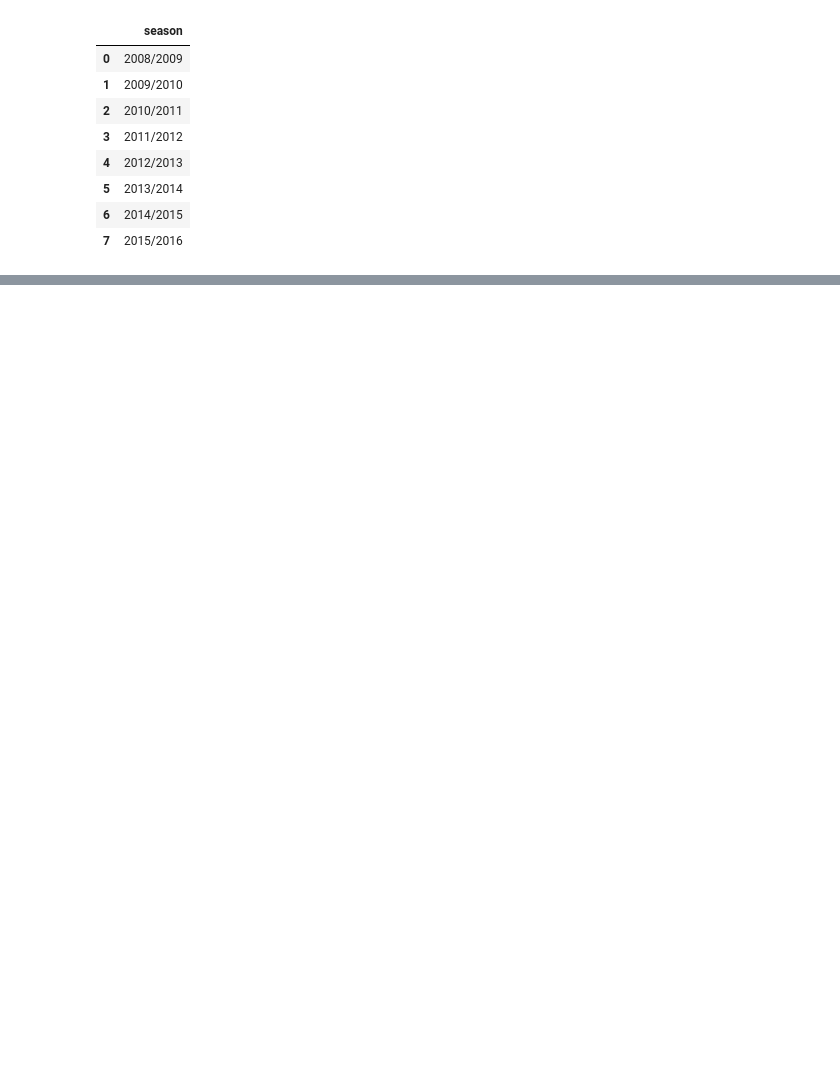
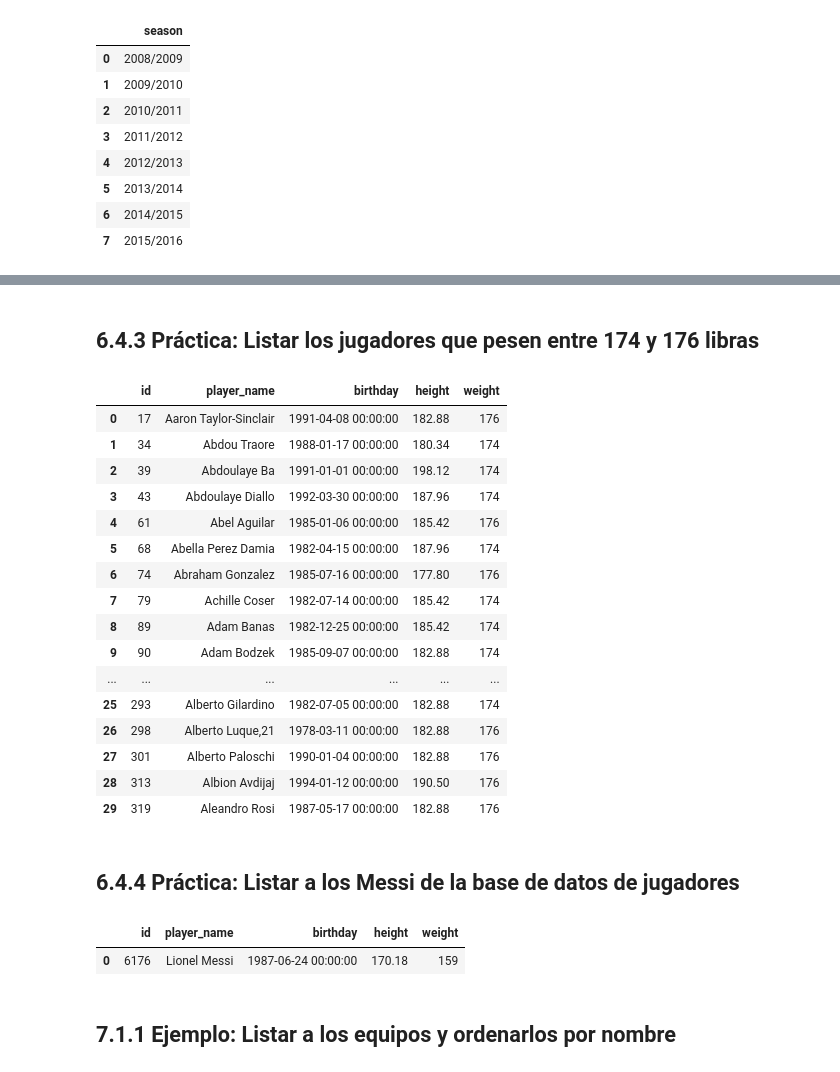
Before and after one commit to NeverShoutLala/Talento-Tech, a Jupyter notebook: tallersql.ipynb, the cells around one changed output, grey strips where cells are left out. Drawn from its saved outputs; the diff is of its cells as text; code cells hidden in the pictures; blank space fills up the shorter version.

```diff
--- a/tallersql.ipynb
+++ b/tallersql.ipynb
@@ -115,0 +423,37 @@ seasons
+# %% [markdown]
+## 6.4.3 Práctica: Listar los jugadores que pesen entre 174 y 176 libras
+# %%
+query = '''SELECT id, player_name, birthday, height, weight FROM Player WHERE weight BETWEEN 174 AND 176 LIMIT 30;'''
+
+players_weight = pd.read_sql(query, conn)
+players_weight
+# %% [output]
+|  | id | player_name | birthday | height | weight |
+| 0 | 17 | Aaron Taylor-Sinclair | 1991-04-08 00:00:00 | 182.88 | 176 |
+| 1 | 34 | Abdou Traore | 1988-01-17 00:00:00 | 180.34 | 174 |
+| 2 | 39 | Abdoulaye Ba | 1991-01-01 00:00:00 | 198.12 | 174 |
+| 3 | 43 | Abdoulaye Diallo | 1992-03-30 00:00:00 | 187.96 | 174 |
+| 4 | 61 | Abel Aguilar | 1985-01-06 00:00:00 | 185.42 | 176 |
+| 5 | 68 | Abella Perez Damia | 1982-04-15 00:00:00 | 187.96 | 174 |
+| 6 | 74 | Abraham Gonzalez | 1985-07-16 00:00:00 | 177.80 | 176 |
+| 7 | 79 | Achille Coser | 1982-07-14 00:00:00 | 185.42 | 174 |
+| 8 | 89 | Adam Banas | 1982-12-25 00:00:00 | 185.42 | 174 |
+| 9 | 90 | Adam Bodzek | 1985-09-07 00:00:00 | 182.88 | 174 |
+| ... | ... | ... | ... | ... | ... |
+| 25 | 293 | Alberto Gilardino | 1982-07-05 00:00:00 | 182.88 | 174 |
+| 26 | 298 | Alberto Luque,21 | 1978-03-11 00:00:00 | 182.88 | 176 |
+| 27 | 301 | Alberto Paloschi | 1990-01-04 00:00:00 | 182.88 | 176 |
+| 28 | 313 | Albion Avdijaj | 1994-01-12 00:00:00 | 190.50 | 176 |
+| 29 | 319 | Aleandro Rosi | 1987-05-17 00:00:00 | 182.88 | 176 |
+# %% [markdown]
+## 6.4.4 Práctica: Listar a los Messi de la base de datos de jugadores
+# %%
+query = '''SELECT  id, player_name, birthday, height, weight FROM Player WHERE player_name Like '%Messi';'''
+
+players_messi = pd.read_sql(query, conn)
+players_messi
+# %% [output]
+|  | id | player_name | birthday | height | weight |
+| 0 | 6176 | Lionel Messi | 1987-06-24 00:00:00 | 170.18 | 159 |
+# %% [markdown]
+## 7.1.1 Ejemplo: Listar a los equipos y ordenarlos por nombre
```
Also changed, not shown: parts of 60 cells of this notebook.
